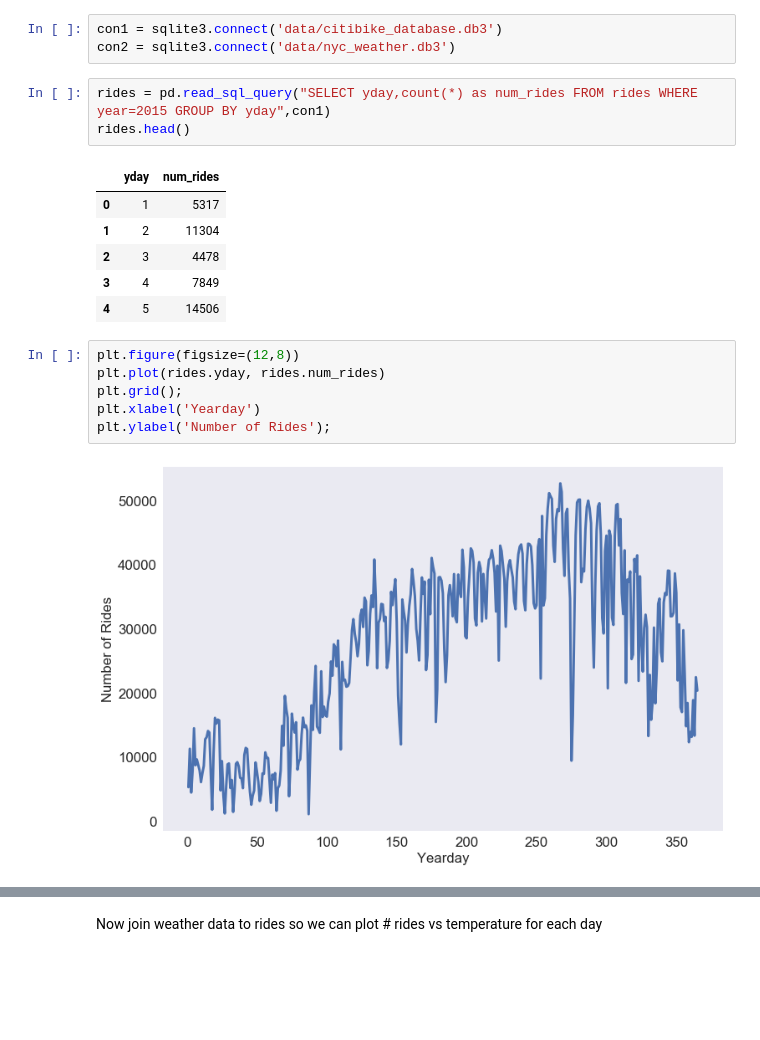
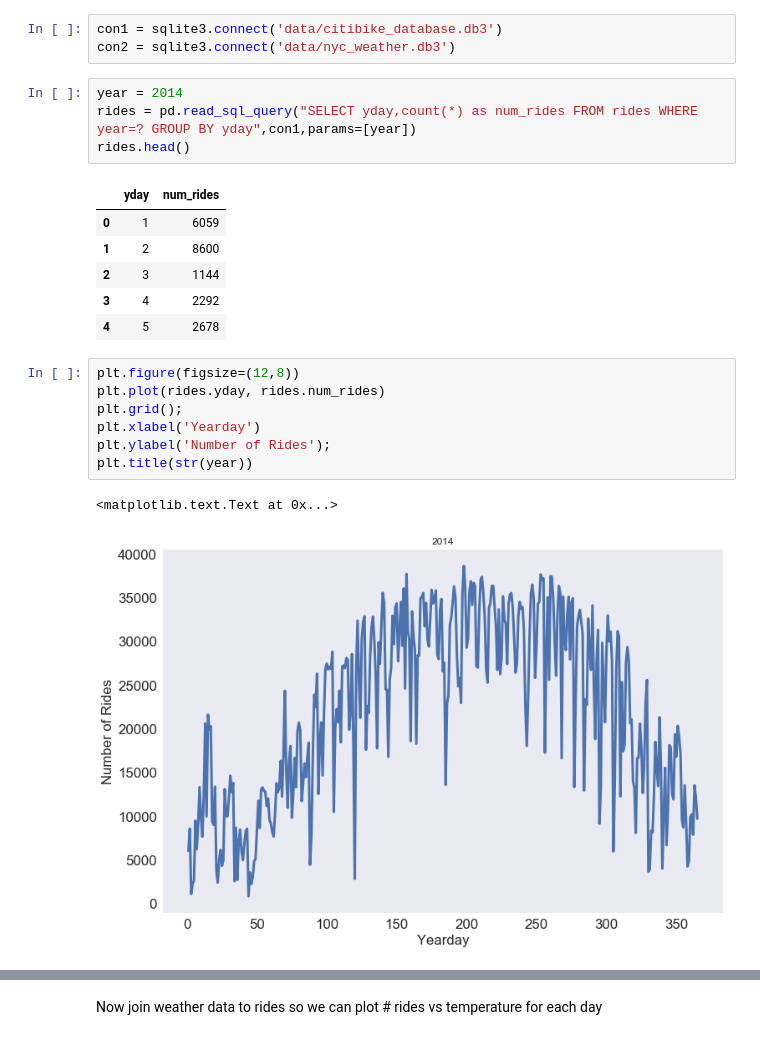
Before and after one commit to andypicke/Springboard_DataScience, a Jupyter notebook: Capstone_1/weather_vs_rides.ipynb, the cells around one changed output, grey strips where cells are left out. Cells and saved outputs as stored; diff of their text form; blank space fills up the shorter version.

```diff
--- a/Capstone_1/weather_vs_rides.ipynb
+++ b/Capstone_1/weather_vs_rides.ipynb
@@ -16,20 +16,23 @@ plt.rcParams['lines.linewidth'] = 3
 con1 = sqlite3.connect('data/citibike_database.db3')
 con2 = sqlite3.connect('data/nyc_weather.db3')
 # %%
-rides = pd.read_sql_query("SELECT yday,count(*) as num_rides FROM rides WHERE year=2015 GROUP BY yday",con1)
+year = 2014
+rides = pd.read_sql_query("SELECT yday,count(*) as num_rides FROM rides WHERE year=? GROUP BY yday",con1,params=[year])
 rides.head()
 # %% [output]
 |  | yday | num_rides |
-| 0 | 1 | 5317 |
-| 1 | 2 | 11304 |
-| 2 | 3 | 4478 |
-| 3 | 4 | 7849 |
-| 4 | 5 | 14506 |
+| 0 | 1 | 6059 |
+| 1 | 2 | 8600 |
+| 2 | 3 | 1144 |
+| 3 | 4 | 2292 |
+| 4 | 5 | 2678 |
 # %%
 plt.figure(figsize=(12,8))
 plt.plot(rides.yday, rides.num_rides)
 plt.grid();
 plt.xlabel('Yearday')
 plt.ylabel('Number of Rides');
+plt.title(str(year))
 # %% [output]
+<matplotlib.text.Text at 0x...>
-[figure, old version]
+[figure, new version]
```
Also changed, not shown: parts of 40 cells of this notebook, 5 other files.
